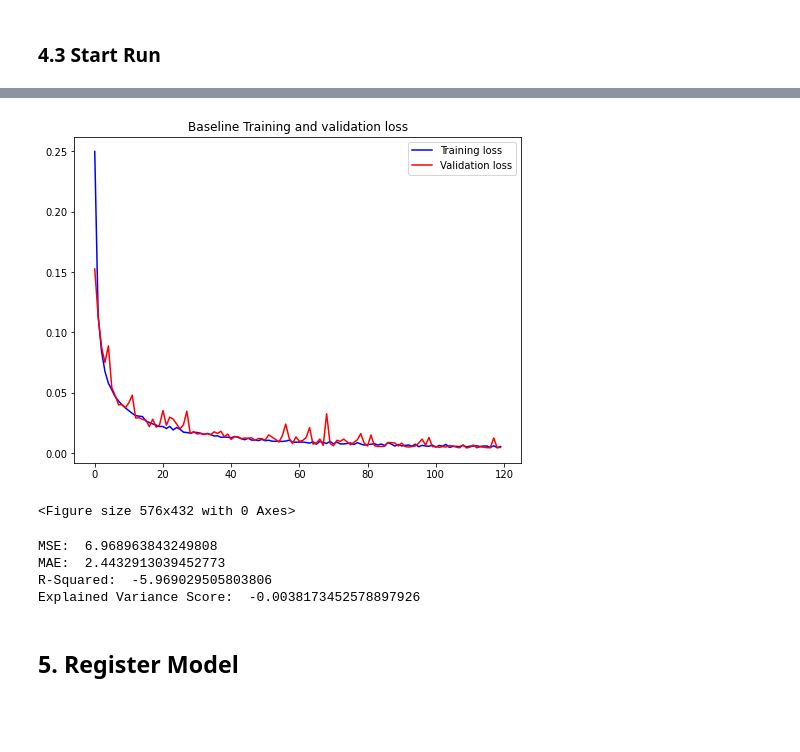
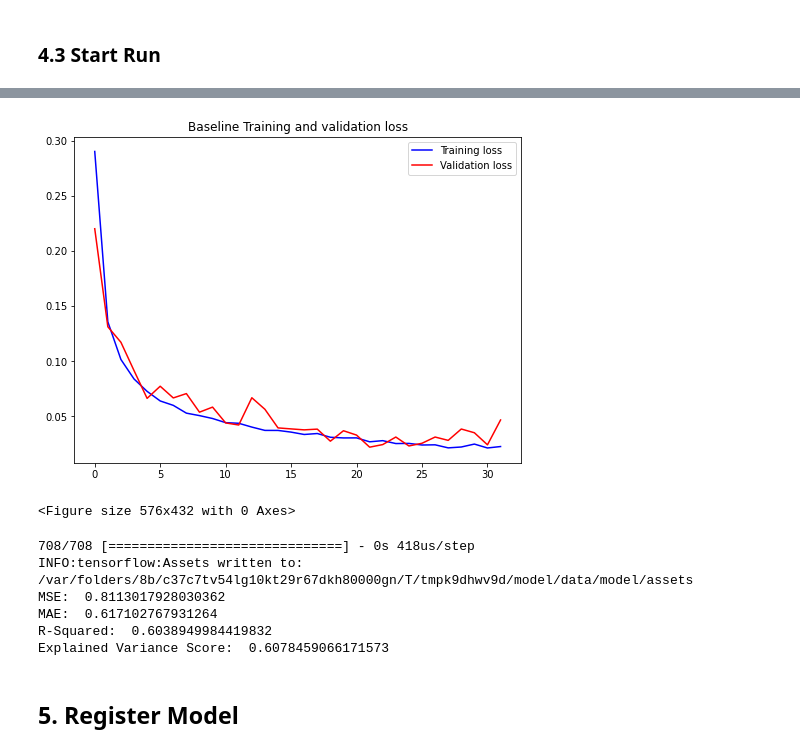
Before and after one commit to digitacs/4dv652-ml, a Jupyter notebook: notebooks/assignment15/dense_model_problemA_kinect.ipynb, the cells around one changed output, grey strips where cells are left out. Saved outputs shown, nothing was run; the diff lists cells and outputs as text; code cells hidden in the pictures; blank space fills up the shorter version.

```diff
--- a/notebooks/assignment15/dense_model_problemA_kinect.ipynb
+++ b/notebooks/assignment15/dense_model_problemA_kinect.ipynb
@@ -49,7 +49,7 @@ early_stopping = EarlyStopping(
     monitor='val_loss',
     verbose=1,
     patience=10,
-    mode='min',
+    mode='auto',
     restore_best_weights=True)
 # %% [markdown]
 ## 1. Load Prepared Dataset
@@ -160,7 +153,7 @@ array([[ 0.12985349,  0.76834911,  0.41129358, ...,  0.80660346,
 # %%
-input_mean_test = X_test.mean()
-input_std_test = X_test.std()
+#input_mean_test = X_test.mean()
+#input_std_test = X_test.std()
 
-X_test = (X_test - input_mean_test) / input_std_test
+#X_test = (X_test - input_mean_test) / input_std_test
 
-X_test.to_numpy()
+#X_test.to_numpy()
@@ -181,7 +160,7 @@ array([[-0.00896688,  0.61916997,  0.30675028, ...,  0.84583339,
 # %%
-output_mean_train = y_train.mean()
-output_std_train = y_train.std()
+#output_mean_train = y_train.mean()
+#output_std_train = y_train.std()
 
-y_train = (y_train - output_mean_train) / output_std_train
+#y_train = (y_train - output_mean_train) / output_std_train
 
-y_train.to_numpy()
+#y_train.to_numpy()
@@ -389,13 +361,13 @@ with mlflow.start_run(run_name=model_name) as run:
     plt.show()
 
     # Log model, scaler, model parameters to MLflow
-    #mlflow.log_param("activation", activation)
-    #mlflow.log_param("kernel_initializer", kernel_initializer)
-    #mlflow.log_param("output activation", output_activation)
-    #mlflow.log_param("optimizer", optimizer)
-    #mlflow.log_param("learning rate", learning_rate)
-    #mlflow.log_param("batch size", BATCH_SIZE)
-    #mlflow.log_param("epochs", early_stopping.stopped_epoch)
+    mlflow.log_param("activation", activation)
+    mlflow.log_param("kernel_initializer", kernel_initializer)
+    mlflow.log_param("output activation", output_activation)
+    mlflow.log_param("optimizer", optimizer)
+    mlflow.log_param("learning rate", learning_rate)
+    mlflow.log_param("batch size", BATCH_SIZE)
+    mlflow.log_param("epochs", early_stopping.stopped_epoch)
 
     #mlflow.log_param("input_mean_train", input_mean_train)
     #mlflow.log_param("input_std_train", input_std_train)
@@ -413,22 +385,27 @@ with mlflow.start_run(run_name=model_name) as run:
         end_time = time.time()
         process_time[i] = (end_time - start_time) * 1000
 
-    predictions = (predictions * output_std_train.to_numpy()) + output_mean_train.to_numpy()
+    #predictions = (predictions * output_std_train.to_numpy()) + output_mean_train.to_numpy()
 
-    output_mean_test = y_test.mean()
-    output_std_test = y_test.std()
-    y_test = (y_test - output_mean_test) / output_std_test
-    y_test.to_numpy()
+    #output_mean_test = y_test.mean()
+    #output_std_test = y_test.std()
+    #y_test = (y_test - output_mean_test) / output_std_test
+    #y_test.to_numpy()
 
+    #(mse, mae, r2, variance) = eval_metrics(y_test, predictions)
+
+    predictions = model.predict(X_test, batch_size=BATCH_SIZE, verbose=1)
+    predictions = y_scaler.inverse_transform(predictions)
     (mse, mae, r2, variance) = eval_metrics(y_test, predictions)
-    #mlflow.log_metric("mse", mse)
-    #mlflow.log_metric("mae", mae)
-    #mlflow.log_metric("R-squared", r2)
-    #mlflow.log_metric("variance", variance)
-    #mlflow.log_param("total params", model.count_params())
-    #mlflow.log_metric("process time", np.mean(process_time))
 
-    #mlflow.keras.log_model(model, model_name, signature=signature)
+    mlflow.log_metric("mse", mse)
+    mlflow.log_metric("mae", mae)
+    mlflow.log_metric("R-squared", r2)
+    mlflow.log_metric("variance", variance)
+    mlflow.log_param("total params", model.count_params())
+    mlflow.log_metric("process time", np.mean(process_time))
+
+    mlflow.keras.log_model(model, model_name, signature=signature)
 
     # Print metrics
     print('MSE: ', mse)
@@ -456,9 +433,11 @@ Epoch 00120: early stopping
-[figure, old version]
+[figure, new version]
 <Figure size 576x432 with 0 Axes>
-MSE:  6.968963843249808
-MAE:  2.4432913039452773
-R-Squared:  -5.969029505803806
-Explained Variance Score:  -0.0038173452578897926
+708/708 [==============================] - 0s 418us/step
+INFO:tensorflow:Assets written to: /var/folders/8b/c37c7tv54lg10kt29r67dkh80000gn/T/tmpk9dhwv9d/model/data/model/assets
+MSE:  0.8113017928030362
+MAE:  0.617102767931264
+R-Squared:  0.6038949984419832
+Explained Variance Score:  0.6078459066171573
 # %% [markdown]
 ## 5. Register Model
 # %%
```
Also changed, not shown: parts of 8 cells of this notebook, 1 other file.
